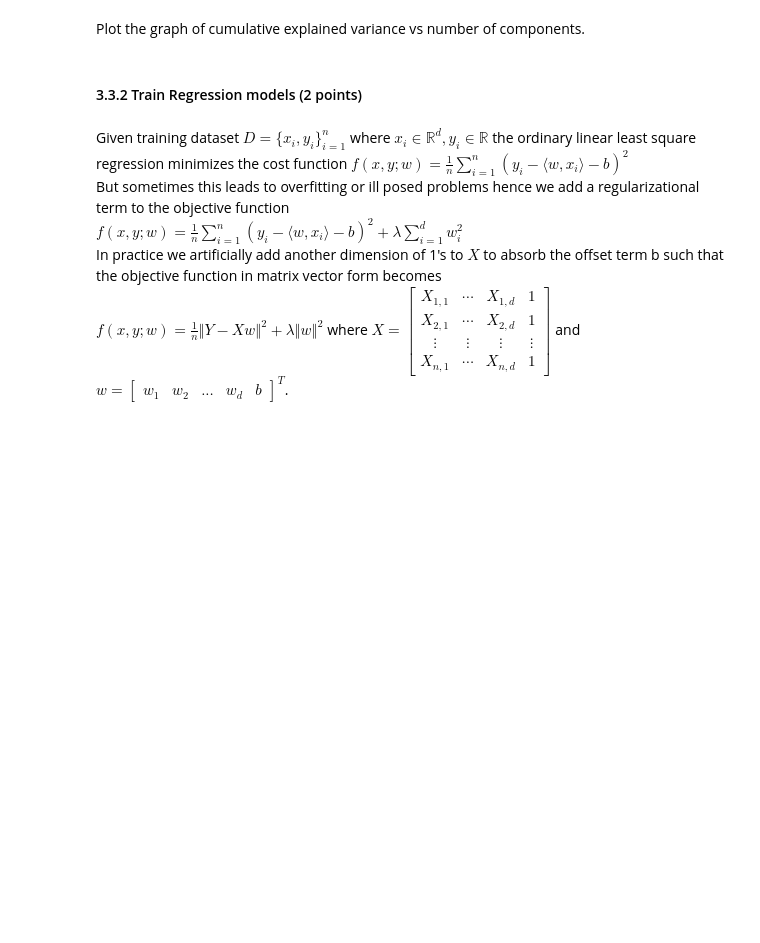
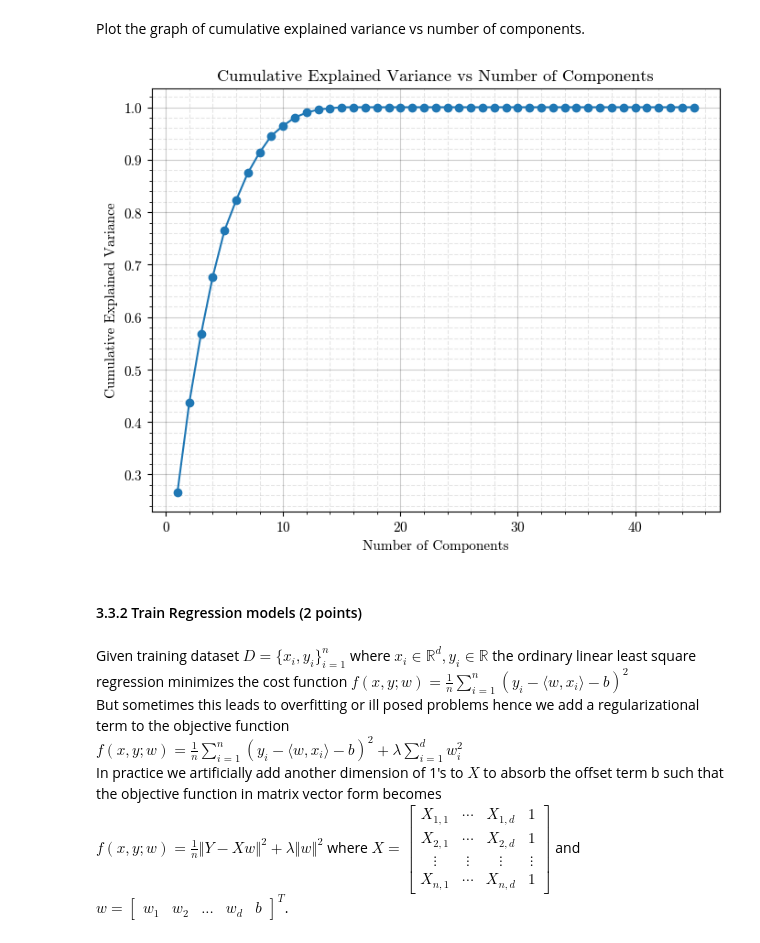
Before and after one commit to Kanakanajm/nnti, a Jupyter notebook: Assignment_3/code/NNTI_assignment_3.ipynb, the cells around one changed output. Cells and saved outputs as stored; diff of their text form; code cells hidden in the pictures; blank space fills up the shorter version.

```diff
--- a/Assignment_3/code/NNTI_assignment_3.ipynb
+++ b/Assignment_3/code/NNTI_assignment_3.ipynb
@@ -72,5 +116,22 @@ Extract the first two principal components of the data, i.e. reduce the dimensio
 # %% [markdown]
 Plot the graph of cumulative explained variance vs number of components.
+# %%
+pca_full = PCA()
+pca_full.fit(X_train_scaled_tensor.numpy())
+cumulative_explained_variance = np.cumsum(pca_full.explained_variance_ratio_)
+
+# Plot the graph
+plt.figure(figsize=(8, 6))
+plt.plot(range(1, len(cumulative_explained_variance) + 1), cumulative_explained_variance, marker='o')
+plt.title('Cumulative Explained Variance vs Number of Components')
+plt.xlabel('Number of Components')
+plt.ylabel('Cumulative Explained Variance')
+plt.grid(True, which='major', color='k', linestyle='-', alpha=0.2)
+plt.grid(True, which='minor', color='k', linestyle='--', alpha=0.1)
+plt.minorticks_on()
+plt.show()
+# %% [output]
+[figure, added]
 # %% [markdown]
 #### 3.3.2 Train Regression models (2 points)
 # %% [markdown]
```
Also changed, not shown: parts of 17 cells of this notebook.
